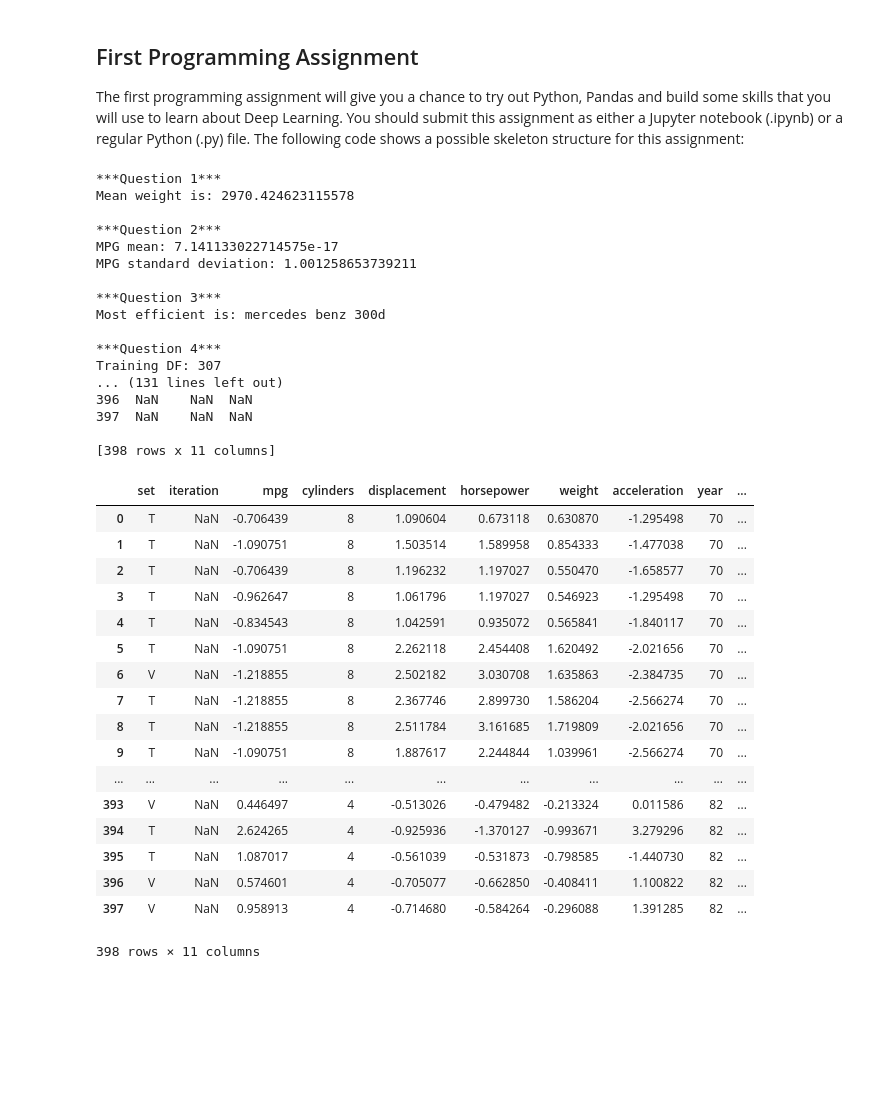
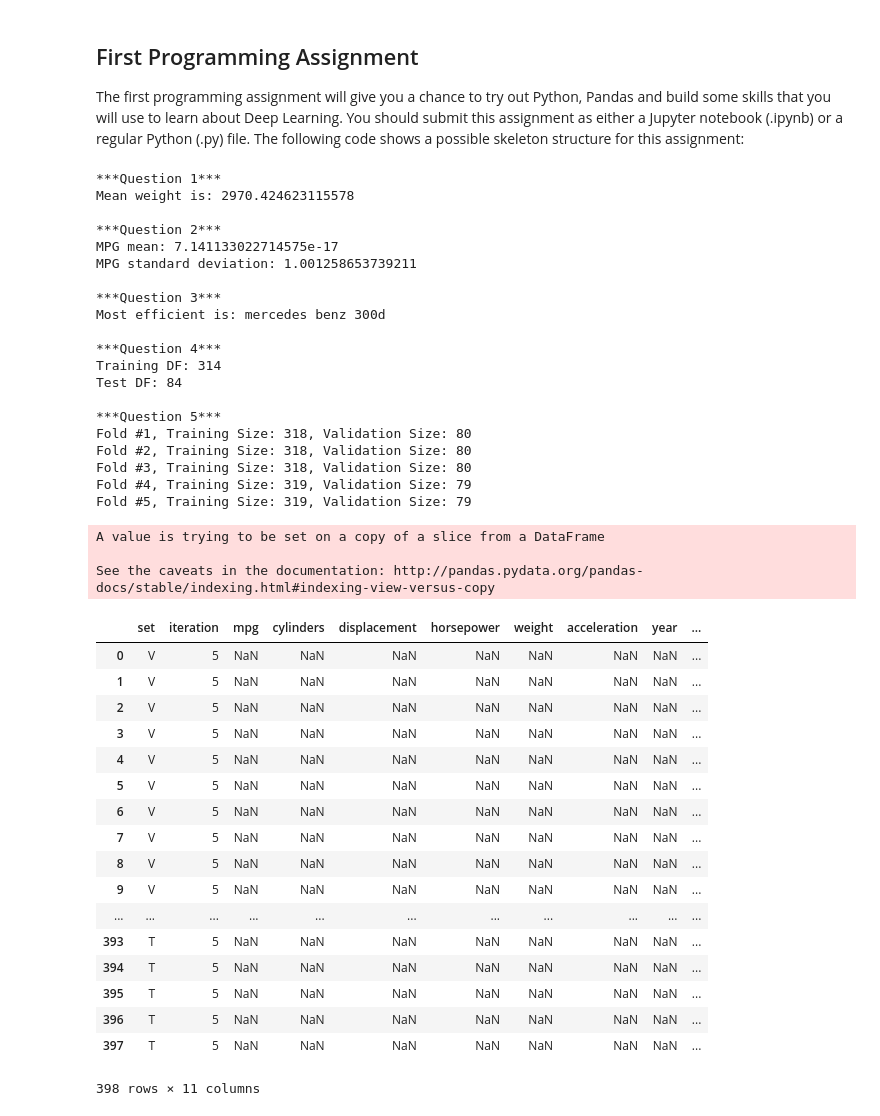
Before and after one commit to kuatroka/jh_dl, a Jupyter notebook: jh_dl_class1_intro_python_pandas.ipynb, the cells around one changed output. Cells and saved outputs as stored; diff of their text form; code cells hidden in the pictures; blank space fills up the shorter version.

```diff
--- a/jh_dl_class1_intro_python_pandas.ipynb
+++ b/jh_dl_class1_intro_python_pandas.ipynb
@@ -1039,71 +1039,69 @@ def question5():
     df_cars.insert(1,'iteration', 0)
     df_cars1 = df_cars[['set', 'iteration', 'mpg', 'cylinders', 'displacement', 'horsepower',
        'weight', 'acceleration', 'year', 'origin', 'name']]
-    df_cars_kfold5 = pd.DataFrame(data=None, columns=df_cars1.columns,index=df_cars1.index)
-    df_cars_kfold5.dropna()
+    df_cars1.drop(df_cars1.index,axis=0,inplace=True)
+#     df_cars_kfold5 = pd.DataFrame(data=None, columns=df_cars1.columns,index=df_cars1.index)
+#     df_cars_kfold5.dropna()
 
     fold = 1
-    for train_index, validate_index in kf.split(df_cars1):
+    for train_index, validate_index in kf.split(df_cars):
         trainDF = pd.DataFrame(df_cars1.ix[train_index])
         validateDF = pd.DataFrame(df_cars1.ix[validate_index])
         trainDF[['set', 'iteration']] = 'T', fold
         validateDF[['set', 'iteration']] = 'V', fold
         print("Fold #{}, Training Size: {}, Validation Size: {}".format(fold,len(trainDF),len(validateDF)))
         fold+=1
-        df_cars_kfold5.append(trainDF)
+        a = pd.concat([validateDF,trainDF], ignore_index=True)
 
-    df_cars_kfold5.to_csv("./data/auto-mpg-kfold5.csv")
-    print(df_cars_kfold5)
+    df_cars1.to_csv("./data/auto-mpg-kfold5.csv")
+    display(a)
 
 
 
 question1()
 question2()
 question3()
 question4()
 question5()
 # %% [output]
 ***Question 1***
 Mean weight is: 2970.424623115578
 
 ***Question 2***
 MPG mean: 7.141133022714575e-17
 MPG standard deviation: 1.001258653739211
 
 ***Question 3***
 Most efficient is: mercedes benz 300d
 
 ***Question 4***
-Training DF: 307
-... (131 lines left out)
-396  NaN    NaN  NaN
-397  NaN    NaN  NaN
+Training DF: 314
+Test DF: 84
 
-[398 rows x 11 columns]
+***Question 5***
+Fold #1, Training Size: 318, Validation Size: 80
+Fold #2, Training Size: 318, Validation Size: 80
+Fold #3, Training Size: 318, Validation Size: 80
+Fold #4, Training Size: 319, Validation Size: 79
+Fold #5, Training Size: 319, Validation Size: 79
+A value is trying to be set on a copy of a slice from a DataFrame
+
+See the caveats in the documentation: http://pandas.pydata.org/pandas-docs/stable/indexing.html#indexing-view-versus-copy
+|  | set | iteration | mpg | cylinders | displacement | horsepower | weight | acceleration | year | ... |
+| 0 | V | 5 | NaN | NaN | NaN | NaN | NaN | NaN | NaN | ... |
+| 1 | V | 5 | NaN | NaN | NaN | NaN | NaN | NaN | NaN | ... |
+| 2 | V | 5 | NaN | NaN | NaN | NaN | NaN | NaN | NaN | ... |
+| 3 | V | 5 | NaN | NaN | NaN | NaN | NaN | NaN | NaN | ... |
+| 4 | V | 5 | NaN | NaN | NaN | NaN | NaN | NaN | NaN | ... |
+| 5 | V | 5 | NaN | NaN | NaN | NaN | NaN | NaN | NaN | ... |
+| 6 | V | 5 | NaN | NaN | NaN | NaN | NaN | NaN | NaN | ... |
+| 7 | V | 5 | NaN | NaN | NaN | NaN | NaN | NaN | NaN | ... |
+| 8 | V | 5 | NaN | NaN | NaN | NaN | NaN | NaN | NaN | ... |
+| 9 | V | 5 | NaN | NaN | NaN | NaN | NaN | NaN | NaN | ... |
+| ... | ... | ... | ... | ... | ... | ... | ... | ... | ... | ... |
+| 393 | T | 5 | NaN | NaN | NaN | NaN | NaN | NaN | NaN | ... |
+| 394 | T | 5 | NaN | NaN | NaN | NaN | NaN | NaN | NaN | ... |
+| 395 | T | 5 | NaN | NaN | NaN | NaN | NaN | NaN | NaN | ... |
+| 396 | T | 5 | NaN | NaN | NaN | NaN | NaN | NaN | NaN | ... |
+| 397 | T | 5 | NaN | NaN | NaN | NaN | NaN | NaN | NaN | ... |
+398 rows × 11 columns
-# %%
-df_cars1 = pd.DataFrame(data=None, columns=df_cars.columns,index=df_cars.index)
-df_cars1.dropna()
-
-df_cars.columns
-df_cars = df_cars[['set', 'iteration', 'mpg', 'cylinders', 'displacement', 'horsepower',
-       'weight', 'acceleration', 'year', 'origin', 'name']]
-df_cars
-# %% [output]
-|  | set | iteration | mpg | cylinders | displacement | horsepower | weight | acceleration | year | ... |
-| 0 | T | NaN | -0.706439 | 8 | 1.090604 | 0.673118 | 0.630870 | -1.295498 | 70 | ... |
-| 1 | T | NaN | -1.090751 | 8 | 1.503514 | 1.589958 | 0.854333 | -1.477038 | 70 | ... |
-| 2 | T | NaN | -0.706439 | 8 | 1.196232 | 1.197027 | 0.550470 | -1.658577 | 70 | ... |
-| 3 | T | NaN | -0.962647 | 8 | 1.061796 | 1.197027 | 0.546923 | -1.295498 | 70 | ... |
-| 4 | T | NaN | -0.834543 | 8 | 1.042591 | 0.935072 | 0.565841 | -1.840117 | 70 | ... |
-| 5 | T | NaN | -1.090751 | 8 | 2.262118 | 2.454408 | 1.620492 | -2.021656 | 70 | ... |
-| 6 | V | NaN | -1.218855 | 8 | 2.502182 | 3.030708 | 1.635863 | -2.384735 | 70 | ... |
-| 7 | T | NaN | -1.218855 | 8 | 2.367746 | 2.899730 | 1.586204 | -2.566274 | 70 | ... |
-| 8 | T | NaN | -1.218855 | 8 | 2.511784 | 3.161685 | 1.719809 | -2.021656 | 70 | ... |
-| 9 | T | NaN | -1.090751 | 8 | 1.887617 | 2.244844 | 1.039961 | -2.566274 | 70 | ... |
-| ... | ... | ... | ... | ... | ... | ... | ... | ... | ... | ... |
-| 393 | V | NaN | 0.446497 | 4 | -0.513026 | -0.479482 | -0.213324 | 0.011586 | 82 | ... |
-| 394 | T | NaN | 2.624265 | 4 | -0.925936 | -1.370127 | -0.993671 | 3.279296 | 82 | ... |
-| 395 | T | NaN | 1.087017 | 4 | -0.561039 | -0.531873 | -0.798585 | -1.440730 | 82 | ... |
-| 396 | V | NaN | 0.574601 | 4 | -0.705077 | -0.662850 | -0.408411 | 1.100822 | 82 | ... |
-| 397 | V | NaN | 0.958913 | 4 | -0.714680 | -0.584264 | -0.296088 | 1.391285 | 82 | ... |
-398 rows × 11 columns
```
Also changed, not shown: parts of 1 cell of this notebook.
